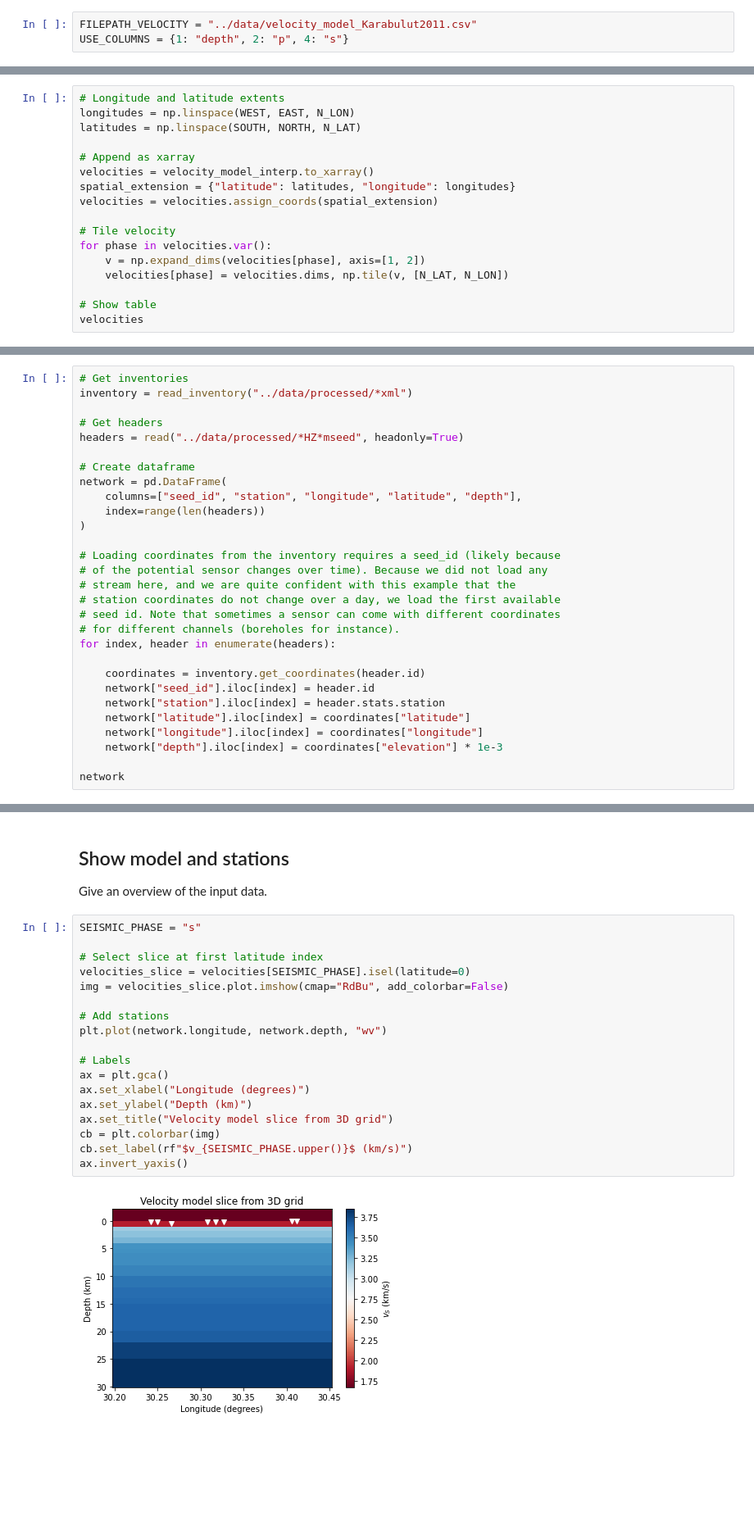
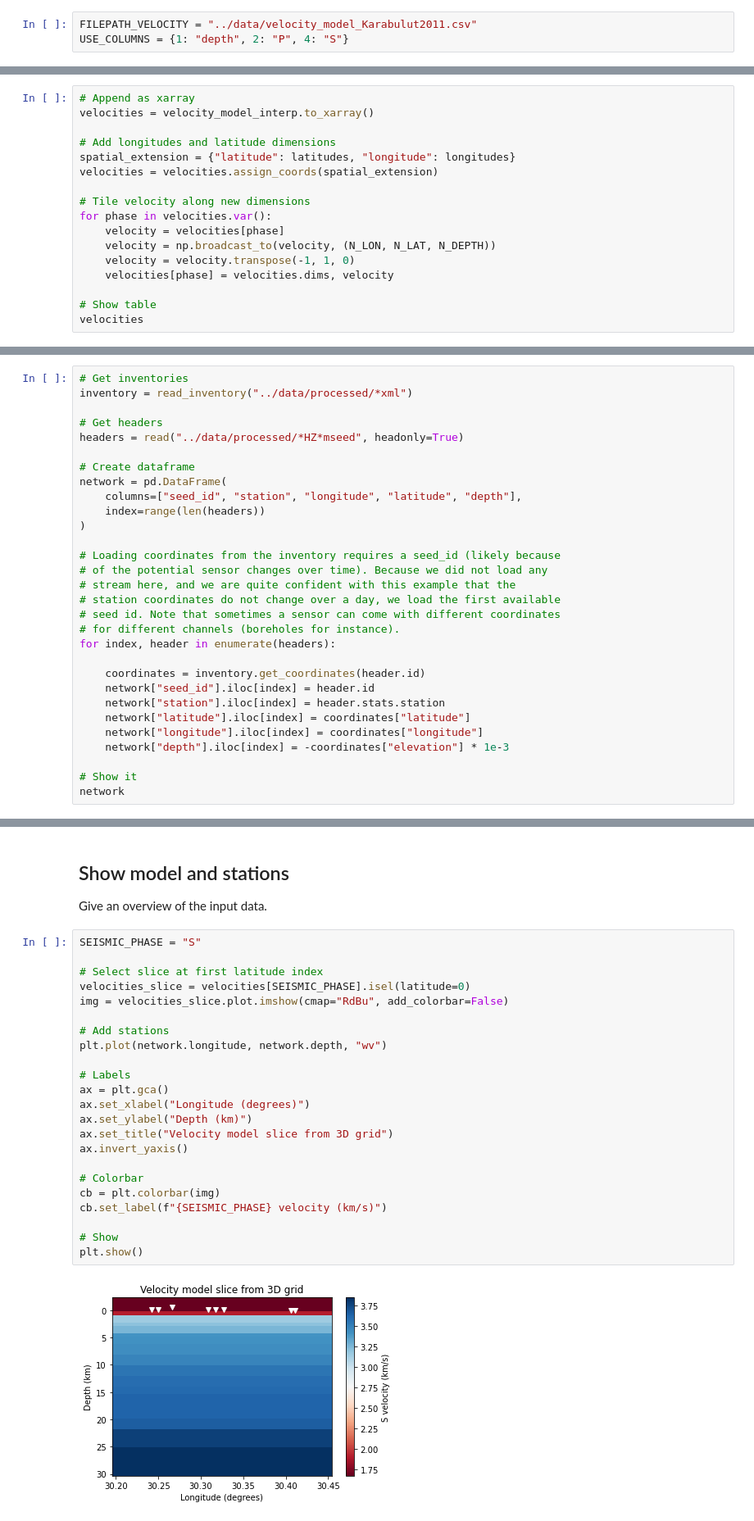
Before and after one commit to ebeauce/beampower, a Jupyter notebook: notebooks/2_travel_times.ipynb, the cells around one changed output, grey strips where cells are left out. Shown at 82% size. Saved outputs shown, nothing was run; the diff lists cells and outputs as text; blank space fills up the shorter version.

```diff
--- a/notebooks/2_travel_times.ipynb
+++ b/notebooks/2_travel_times.ipynb
@@ -25,7 +25,7 @@ from pykonal.transformations import geo2sph, sph2geo
 We downloaded the velocity model of [Karabulut et al. (2011)](https://www.sciencedirect.com/science/article/pii/S0040195111002903?casa_token=wTzEUe0IdicAAAAA:fYbKmGkHHrQfyLicd0lO4Ai451jT6h_yTF6ZZXrvglpw9rXDTVVzWzIWNQ0aFAFbMJ_pU6I) and accessed with `pandas`. The model is given in meters for the depth and in m/s for the speed values. Everything is converted to km for the later compatibility with `pykonal`.
 # %%
 FILEPATH_VELOCITY = "../data/velocity_model_Karabulut2011.csv"
-USE_COLUMNS = {1: "depth", 2: "p", 4: "s"}
+USE_COLUMNS = {1: "depth", 2: "P", 4: "S"}
 # %%
 # Read velocity model
 velocity_model = pd.read_csv(
@@ -108,19 +92,19 @@ ax.grid()
 
 Because the overall package works in full three-dimensional coordinates, we tile the velocity model into a three-dimensional one. We do that by replicating the 1D along longitude and latitude dimensions with `xarray`.
 # %%
-# Longitude and latitude extents
-longitudes = np.linspace(WEST, EAST, N_LON)
-latitudes = np.linspace(SOUTH, NORTH, N_LAT)
-
 # Append as xarray
 velocities = velocity_model_interp.to_xarray()
+
+# Add longitudes and latitude dimensions
 spatial_extension = {"latitude": latitudes, "longitude": longitudes}
 velocities = velocities.assign_coords(spatial_extension)
 
-# Tile velocity
+# Tile velocity along new dimensions
 for phase in velocities.var():
-    v = np.expand_dims(velocities[phase], axis=[1, 2])
-    velocities[phase] = velocities.dims, np.tile(v, [N_LAT, N_LON])
+    velocity = velocities[phase]
+    velocity = np.broadcast_to(velocity, (N_LON, N_LAT, N_DEPTH))
+    velocity = velocity.transpose(-1, 1, 0)
+    velocities[phase] = velocities.dims, velocity
 
 # Show table
 velocities
@@ -164,8 +148,9 @@ for index, header in enumerate(headers):
     network["station"].iloc[index] = header.stats.station
     network["latitude"].iloc[index] = coordinates["latitude"]
     network["longitude"].iloc[index] = coordinates["longitude"]
-    network["depth"].iloc[index] = coordinates["elevation"] * 1e-3
+    network["depth"].iloc[index] = -coordinates["elevation"] * 1e-3
 
+# Show it
 network
 # %% [output]
 |  | seed_id | station | longitude | latitude | depth |
@@ -182,25 +167,30 @@ network
 
 Give an overview of the input data.
 # %%
-SEISMIC_PHASE = "s"
+SEISMIC_PHASE = "S"
 
 # Select slice at first latitude index
 velocities_slice = velocities[SEISMIC_PHASE].isel(latitude=0)
 img = velocities_slice.plot.imshow(cmap="RdBu", add_colorbar=False)
 
 # Add stations
 plt.plot(network.longitude, network.depth, "wv")
 
 # Labels
 ax = plt.gca()
 ax.set_xlabel("Longitude (degrees)")
 ax.set_ylabel("Depth (km)")
 ax.set_title("Velocity model slice from 3D grid")
+ax.invert_yaxis()
+
+# Colorbar
 cb = plt.colorbar(img)
-cb.set_label(rf"$v_{SEISMIC_PHASE.upper()}$ (km/s)")
-ax.invert_yaxis()
+cb.set_label(f"{SEISMIC_PHASE} velocity (km/s)")
+
+# Show
+plt.show()
 # %% [output]
-[figure, old version]
+[figure, new version]
 # %% [markdown]
 ## Calculate travel times and save
 
```
Also changed, not shown: parts of 10 cells of this notebook, 1 other file.
